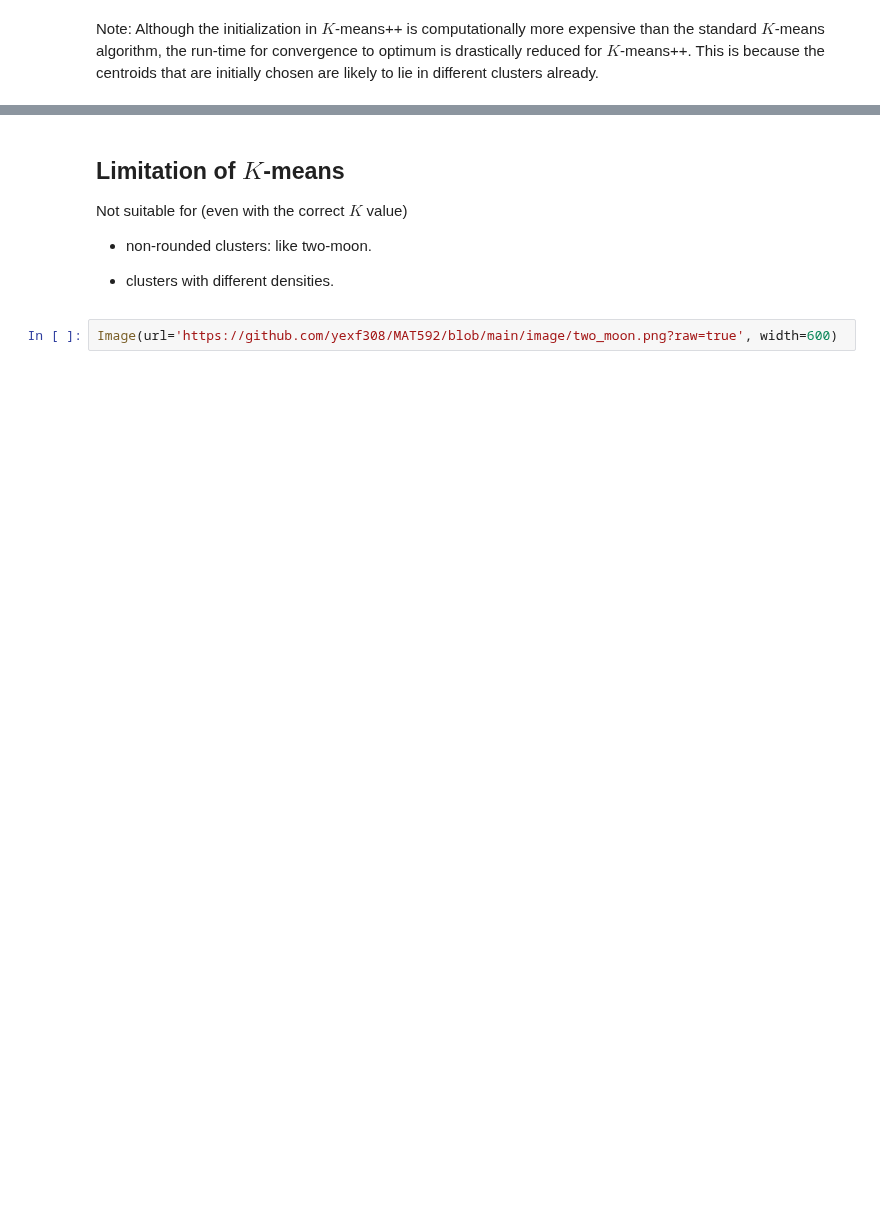
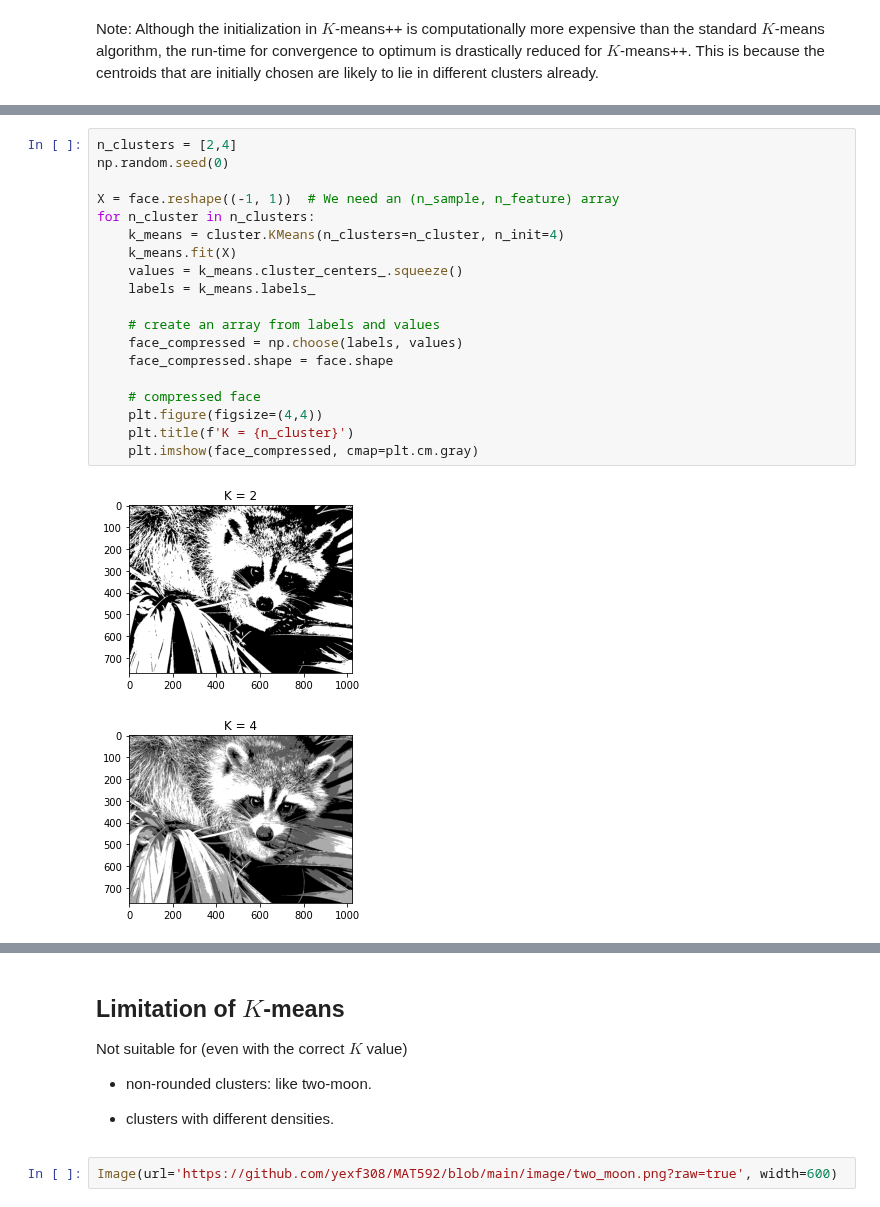
Before and after one commit to yexf308/MachineLearning, a Jupyter notebook: 16_Kmeans2.ipynb, the cells around one changed output, grey strips where cells are left out. Saved outputs shown, nothing was run; the diff lists cells and outputs as text; blank space fills up the shorter version.

```diff
--- a/16_Kmeans2.ipynb
+++ b/16_Kmeans2.ipynb
@@ -247,0 +247,22 @@ Note: Although the initialization in $K$-means++ is computationally more expensi
+# %%
+n_clusters = [2,4]
+np.random.seed(0)
+
+X = face.reshape((-1, 1))  # We need an (n_sample, n_feature) array
+for n_cluster in n_clusters:
+    k_means = cluster.KMeans(n_clusters=n_cluster, n_init=4)
+    k_means.fit(X)
+    values = k_means.cluster_centers_.squeeze()
+    labels = k_means.labels_
+
+    # create an array from labels and values
+    face_compressed = np.choose(labels, values)
+    face_compressed.shape = face.shape
+
+    # compressed face
+    plt.figure(figsize=(4,4))
+    plt.title(f'K = {n_cluster}')
+    plt.imshow(face_compressed, cmap=plt.cm.gray)
+# %% [output]
+[figure, added]
+[figure, added]
```
Also changed, not shown: parts of 5 cells of this notebook.
